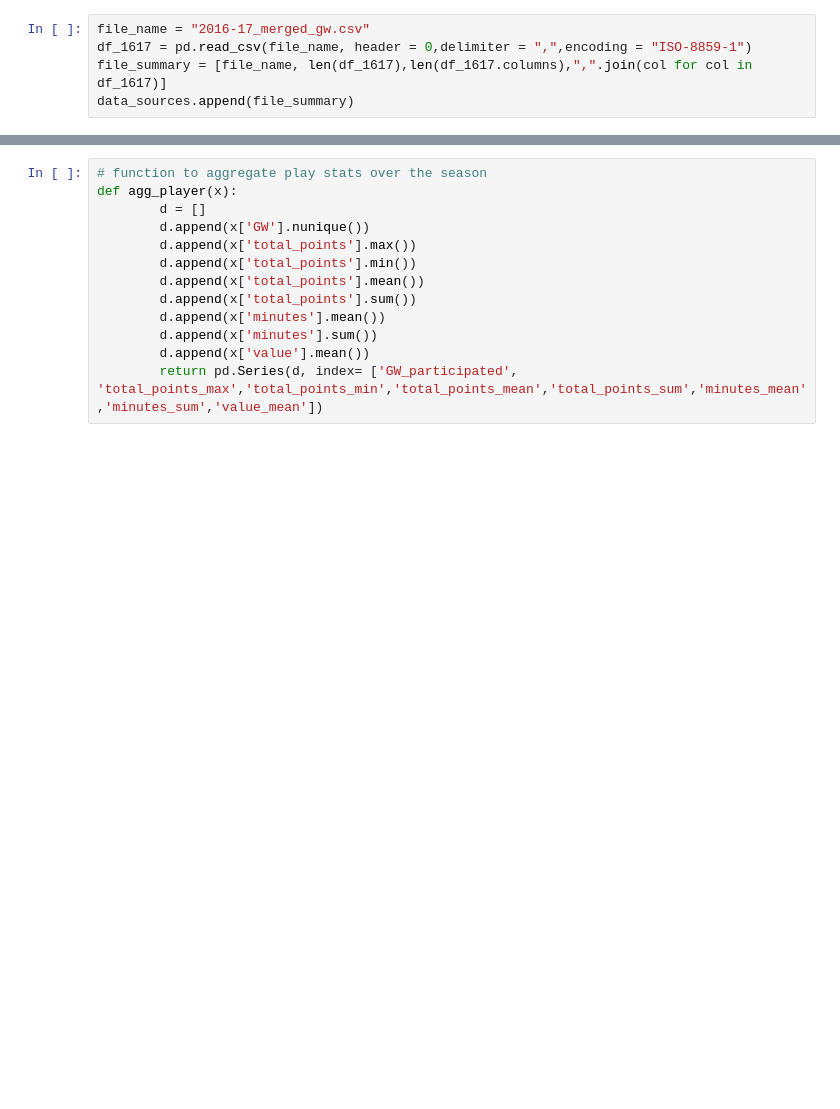
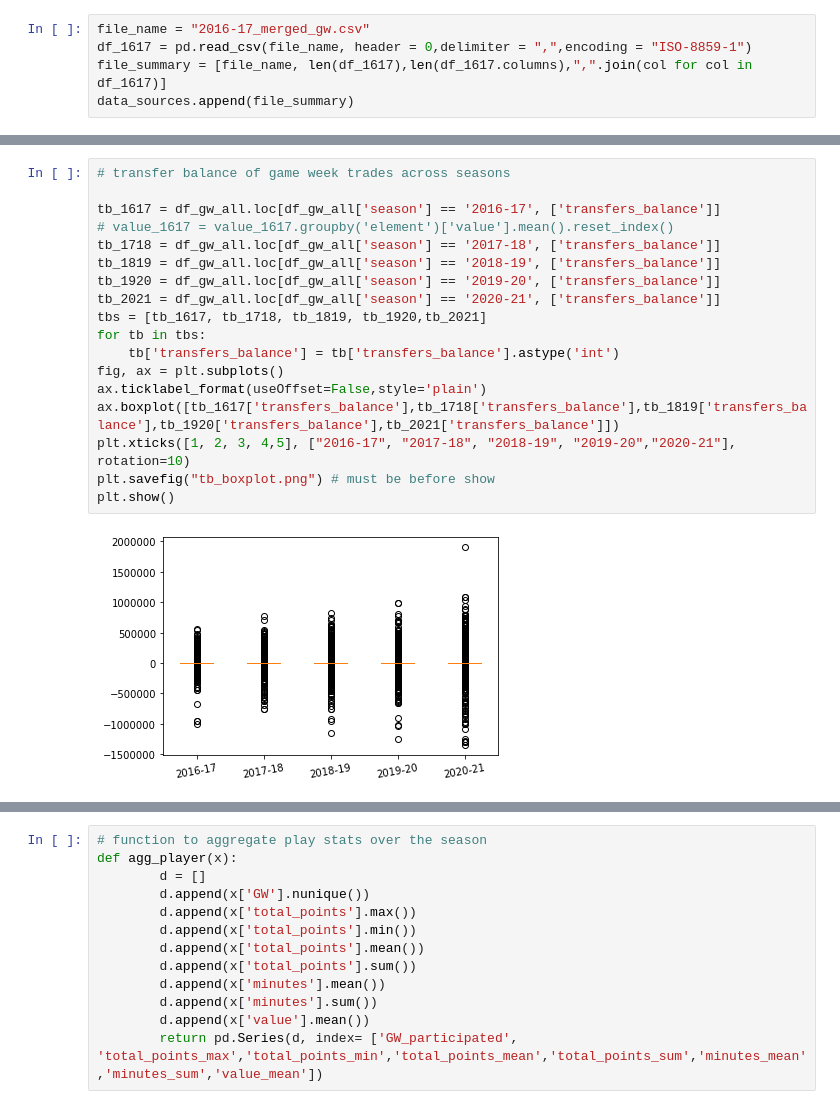
Before and after one commit to yying1/Py_personal, a Jupyter notebook: fpl/FPL_Data_Project.ipynb, the cells around one changed output, grey strips where cells are left out. Drawn from its saved outputs; the diff is of its cells as text; blank space fills up the shorter version.

```diff
--- a/fpl/FPL_Data_Project.ipynb
+++ b/fpl/FPL_Data_Project.ipynb
@@ -25,0 +127,20 @@ data_sources
+# %%
+# transfer balance of game week trades across seasons
+
+tb_1617 = df_gw_all.loc[df_gw_all['season'] == '2016-17', ['transfers_balance']]
+# value_1617 = value_1617.groupby('element')['value'].mean().reset_index()
+tb_1718 = df_gw_all.loc[df_gw_all['season'] == '2017-18', ['transfers_balance']]
+tb_1819 = df_gw_all.loc[df_gw_all['season'] == '2018-19', ['transfers_balance']]
+tb_1920 = df_gw_all.loc[df_gw_all['season'] == '2019-20', ['transfers_balance']]
+tb_2021 = df_gw_all.loc[df_gw_all['season'] == '2020-21', ['transfers_balance']]
+tbs = [tb_1617, tb_1718, tb_1819, tb_1920,tb_2021]
+for tb in tbs:
+    tb['transfers_balance'] = tb['transfers_balance'].astype('int')
+fig, ax = plt.subplots()
+ax.ticklabel_format(useOffset=False,style='plain')
+ax.boxplot([tb_1617['transfers_balance'],tb_1718['transfers_balance'],tb_1819['transfers_balance'],tb_1920['transfers_balance'],tb_2021['transfers_balance']])
+plt.xticks([1, 2, 3, 4,5], ["2016-17", "2017-18", "2018-19", "2019-20","2020-21"], rotation=10)
+plt.savefig("tb_boxplot.png") # must be before show
+plt.show()
+# %% [output]
+[figure, added]
```
Also changed, not shown: parts of 24 cells of this notebook, 15 other files.
